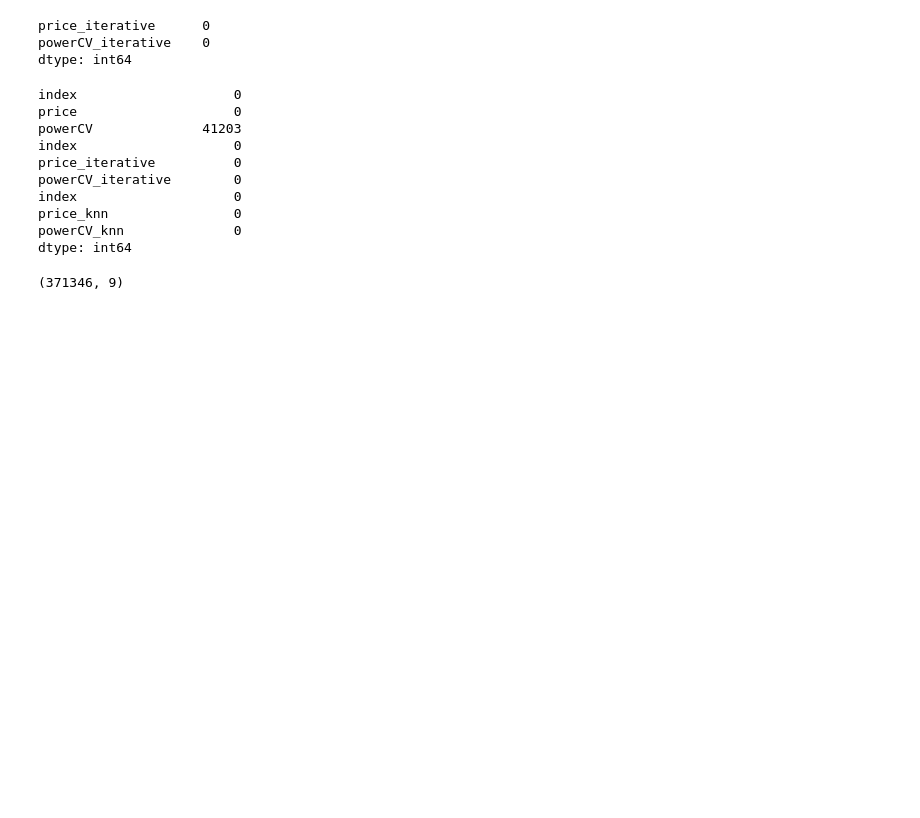
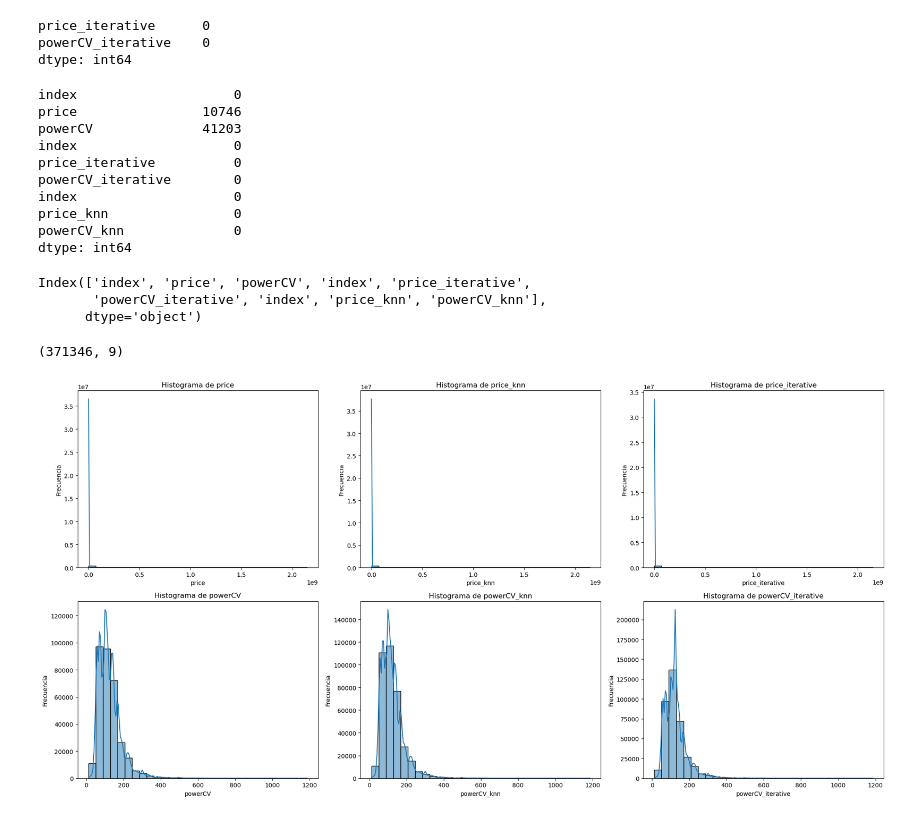
Before and after one commit to fdzvictor/lab1m7, a Jupyter notebook: laboratorio-modulo7-leccion01-eda-nulos.ipynb, the cells around one changed output. Saved outputs shown, nothing was run; the diff lists cells and outputs as text; code cells hidden in the pictures; blank space fills up the shorter version.

Commit message:
Lab con los nulos de precio reimputados

```diff
--- a/laboratorio-modulo7-leccion01-eda-nulos.ipynb
+++ b/laboratorio-modulo7-leccion01-eda-nulos.ipynb
@@ -126,6 +126,10 @@ df = df.drop(columns = "nrOfPictures")
 #Cambiamos la potencia 0 por nulos
 df["powerCV"] = pd.to_numeric(df["powerCV"], errors='coerce')  # Converts '0' to NaN automatically
 
+#Cambiamos el  precio 0 por nulos
+filtro_precio = (df["price"] == 0)
+df.loc[filtro_precio, "price"] = np.nan
+
 #Arreglamos caballos
 filtro_caballos = (df["powerCV"] > 1200)
 df.loc[filtro_caballos, "powerCV"] = np.nan
@@ -269,7 +290,7 @@ df_done = pd.concat([df_num.reset_index(),df_num_iter.reset_index(),df_num_knn.r
 df_done.isna().sum()
 # %% [output]
 index                    0
-price                    0
+price                10746
 powerCV              41203
 index                    0
 price_iterative          0
@@ -280,23 +301,31 @@ powerCV_knn              0
 dtype: int64
 # %%
 df_done.to_csv("../../datos/df_numericas_nonulos.csv")
+# %%
+df_done.columns
+# %% [output]
+Index(['index', 'price', 'powerCV', 'index', 'price_iterative',
+       'powerCV_iterative', 'index', 'price_knn', 'powerCV_knn'],
+      dtype='object')
 # %%
 df_done.shape
 # %% [output]
 (371346, 9)
 # %%
 #Comparamos entre métodos. Vemos que ambos nos devuelven 0 nulos en las categorías correspondientes, y que el método knn da unos valores ligeramente superiores
-fig, axes = plt.subplots(2, 2, figsize=(20, 10))
+fig, axes = plt.subplots(2, 3, figsize=(20, 10))
 axes = axes.flat
 
-columnas_plotear = ["powerCV", "powerCV_knn", "powerCV_iterative"]
+columnas_plotear = ["price","price_knn","price_iterative","powerCV", "powerCV_knn", "powerCV_iterative"]
 
 
 for indice, columna in enumerate(columnas_plotear):
-    sns.histplot(data=df_done, x=columna, kde=True, ax=axes[indice])
+    sns.histplot(data=df_done, x=columna, kde=True, ax=axes[indice], bins = 30)
     axes[indice].set_title(f'Histograma de {columna}')
     axes[indice].set_xlabel(columna)
     axes[indice].set_ylabel('Frecuencia')
 
 plt.tight_layout()
 plt.show()
+# %% [output]
+[figure, added]
```
Also changed, not shown: parts of 8 cells of this notebook.
